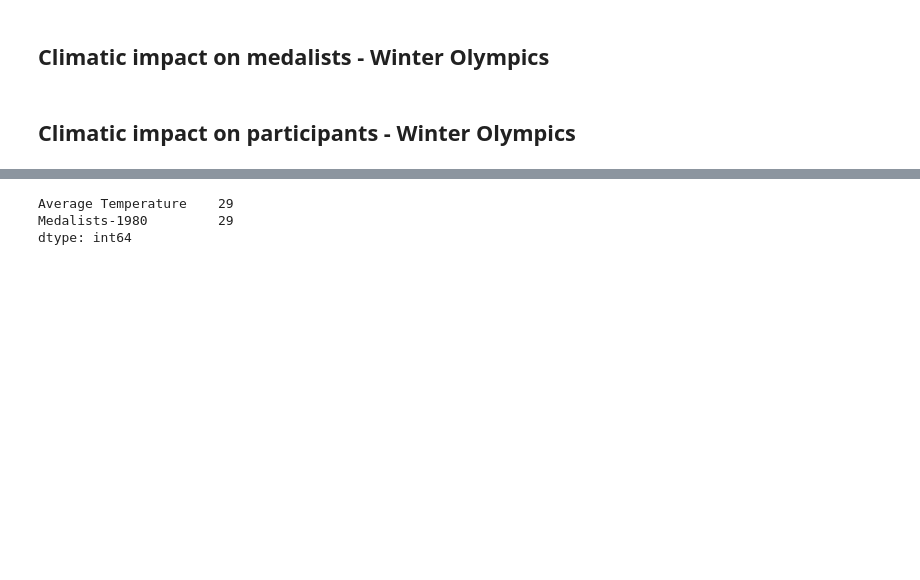
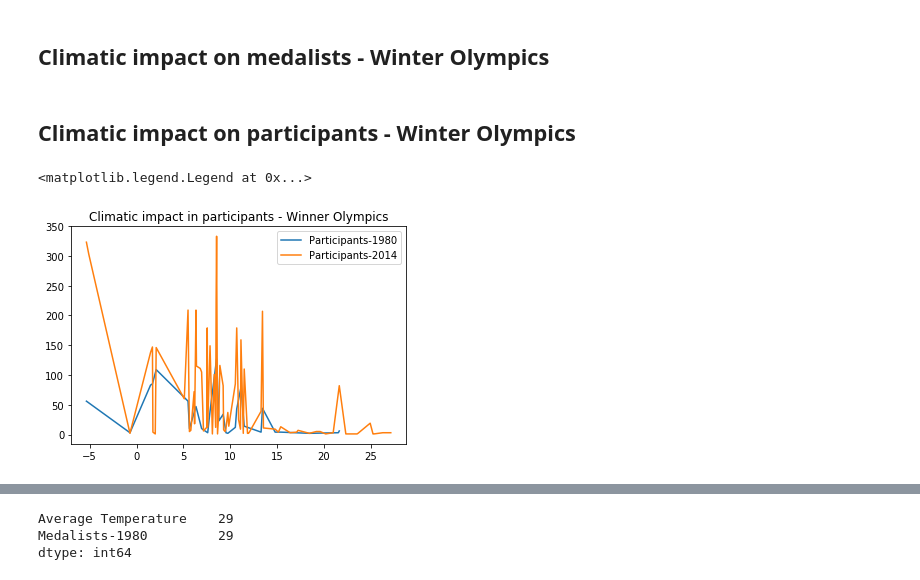
Before and after one commit to adityalprabhu/olympic_success_prediction, a Jupyter notebook: Data_Exploration1.ipynb, the cells around one changed output, grey strips where cells are left out. Saved outputs shown, nothing was run; the diff lists cells and outputs as text; code cells hidden in the pictures; blank space fills up the shorter version.

```diff
--- a/Data_Exploration1.ipynb
+++ b/Data_Exploration1.ipynb
@@ -119,4 +121,12 @@ avg_temp_winter_2014_data = winter_2014_data.groupby('Average Temperature', as_i
 # filtering necessary columns and renaming for being self explanatory
 avg_temp_winter_2014_data = avg_temp_winter_2014_data[['Average Temperature', 'ID']]
 avg_temp_winter_2014_data.rename(columns = {'ID': 'Participants-2014'}, inplace = True)
+# %%
+plt.plot('Average Temperature', 'Participants-1980', data = avg_temp_winter_1980_data)
+plt.plot('Average Temperature', 'Participants-2014', data = avg_temp_winter_2014_data)
+plt.title('Climatic impact in participants - Winner Olympics')
+plt.legend()
+# %% [output]
+<matplotlib.legend.Legend at 0x...>
+[figure, added]
 # %%
```
Also changed, not shown: parts of 3 cells of this notebook.
